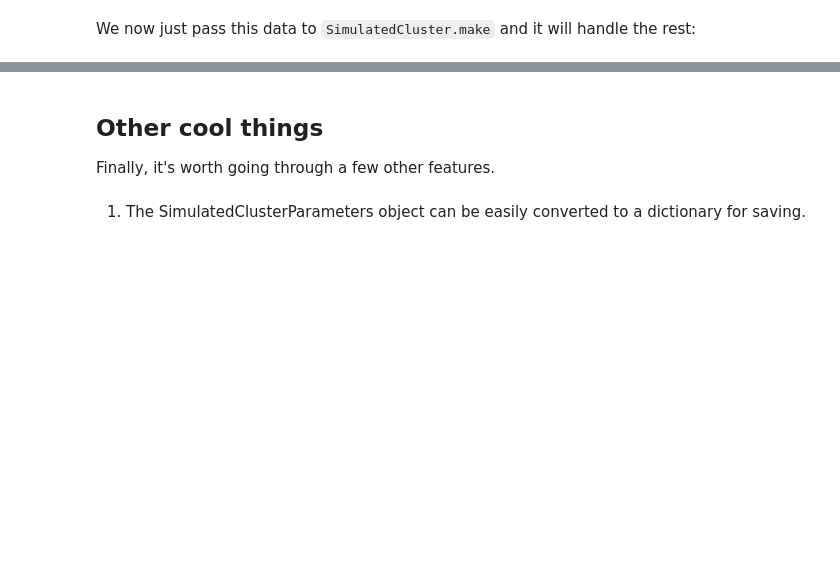
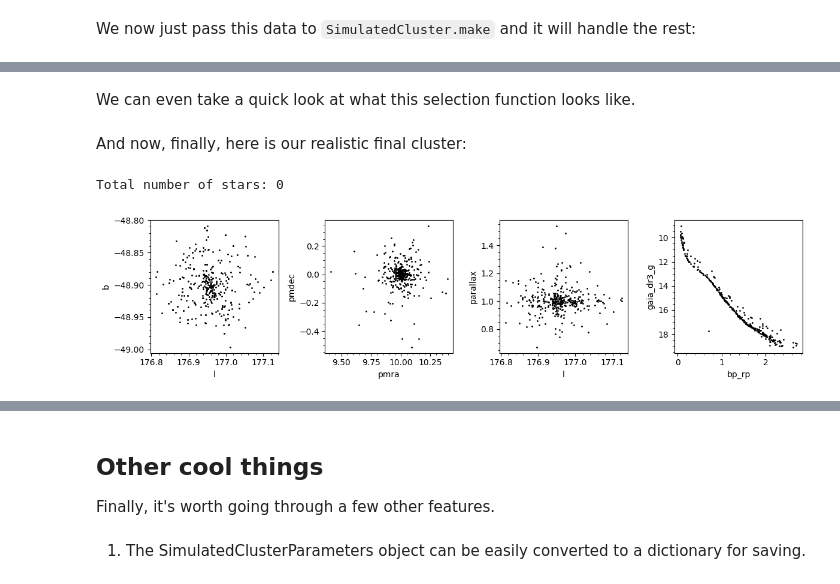
Before and after one commit to emilyhunt/ocelot, a Jupyter notebook: docs/tutorials/simulate_a_cluster.ipynb, the cells around one changed output, grey strips where cells are left out. Saved outputs shown, nothing was run; the diff lists cells and outputs as text; code cells hidden in the pictures; blank space fills up the shorter version.

```diff
--- a/docs/tutorials/simulate_a_cluster.ipynb
+++ b/docs/tutorials/simulate_a_cluster.ipynb
@@ -229,0 +212,16 @@ Notice how there are **far fewer stars** than before applying the selection effe
+# %%
+gaia_data_subsample = gaia_data.loc[
+    np.logical_and.reduce(
+        (
+            gaia_data["astrometric_params_solved"] >= 31,
+            gaia_data["phot_g_mean_mag"].notna(),
+            gaia_data["phot_bp_mean_mag"].notna(),
+            gaia_data["phot_rp_mean_mag"].notna(),
+            gaia_data["ruwe"] < 1.4,
+            gaia_data["phot_g_mean_mag"] < 19,
+        )
+    )
+]
+print(
+    f"Fraction of stars in subsample: {len(gaia_data_subsample) / len(gaia_data):.2f}"
+)
@@ -229,0 +234,6 @@ Notice how there are **far fewer stars** than before applying the selection effe
+# %%
+subsample_sf = GenericSubsampleSelectionFunction(
+    gaia_data, gaia_data_subsample, "gaia_dr3_g", column_in_data="phot_g_mean_mag"
+)
+# %% [markdown]
+We can even take a quick look at what this selection function looks like.
@@ -229,0 +242,18 @@ Notice how there are **far fewer stars** than before applying the selection effe
+# %% [markdown]
+And now, finally, here is our realistic final cluster:
+# %%
+models = SimulatedClusterModels(
+    observations=[
+        GaiaDR3ObservationModel(
+            representative_stars=gaia_data, subsample_selection_functions=[subsample_sf]
+        )
+    ]
+)
+# %%
+cluster = SimulatedCluster(random_seed=42, parameters=parameters, models=models)
+cluster.make()
+_ = plot_simulated_cluster(cluster, observation="gaia_dr3")
+print("Total number of stars:", cluster.parameters.n_stars)
+# %% [output]
+Total number of stars: 0
+[figure, added]
```
Also changed, not shown: parts of 32 cells of this notebook.
